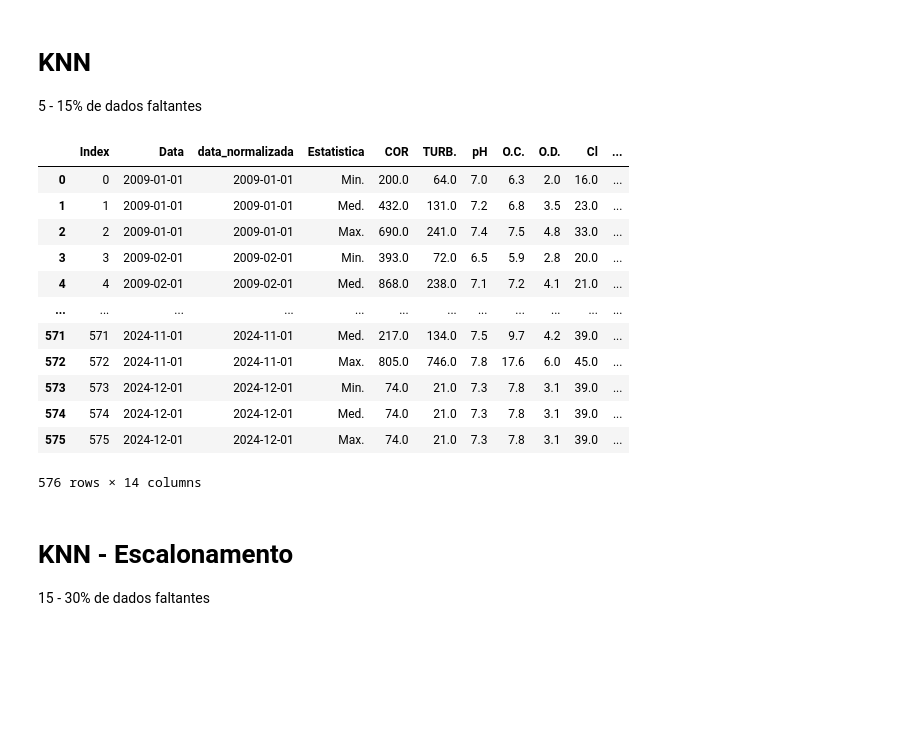
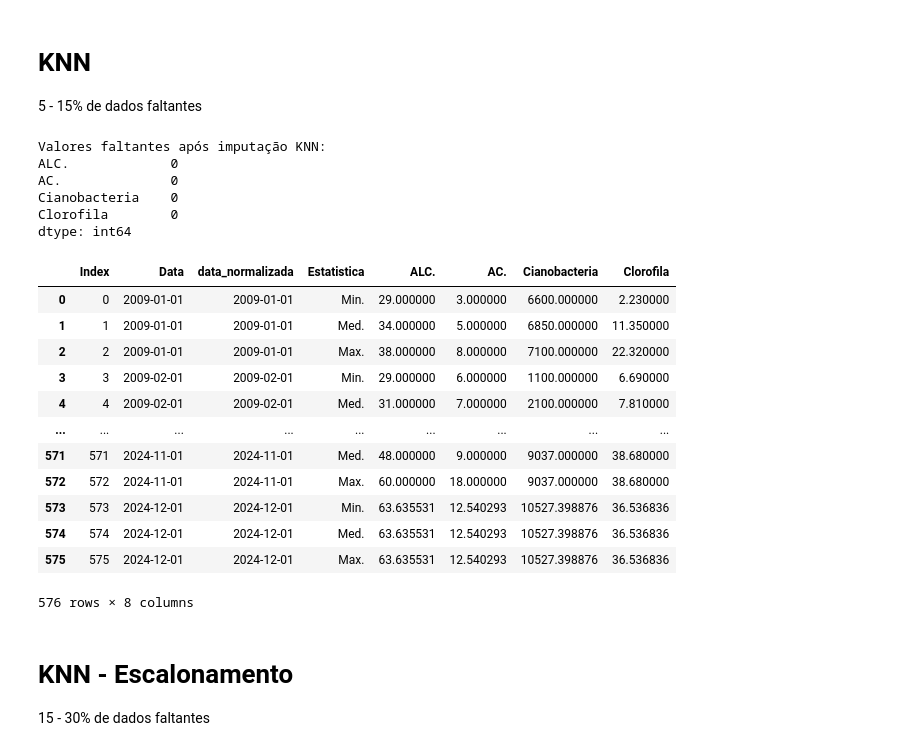
Before and after one commit to Guilherme-Betta/IC2, a Jupyter notebook: jupyter_notebooks/4_imputacao.ipynb, the cells around one changed output. Cells and saved outputs as stored; diff of their text form; code cells hidden in the pictures; blank space fills up the shorter version.

```diff
--- a/jupyter_notebooks/4_imputacao.ipynb
+++ b/jupyter_notebooks/4_imputacao.ipynb
@@ -210,8 +210,8 @@ median_imput(dados_limpos, metadados=metadados, variaveis=variaveis, return_redu
 
 5 - 15% de dados faltantes
 # %%
-def knn_imput(df, metdados, variaveis, min_missing=0.05, max_missing=0.15,
-              return_reduced=False, save_missing_pct=False, salvar_arquivo=True):
+def knn_imput(df, metadados, variaveis, min_missing=0.05, max_missing=0.15,
+              return_reduced=False, save_missing_pct=False, salvar_arquivo=False):
     """
     Faz a imputação dos dados faltantes via KNN (método do sklearn).
 
@@ -232,7 +232,7 @@ def knn_imput(df, metdados, variaveis, min_missing=0.05, max_missing=0.15,
     save_missing_pct : bool, default False
         Se True, retorna um dicionário com a porcentagem de dados faltantes
         de cada coluna imputada.
-    salvar_arquivo : bool, default True
+    salvar_arquivo : bool, default False
         Determina se um arquivo Excel com o DataFrame pós imputação deve ser gerado.
 
     Returns
@@ -279,22 +279,28 @@ def knn_imput(df, metdados, variaveis, min_missing=0.05, max_missing=0.15,
 # %%
 # Teste
 dados_limpos, metadados, variaveis = dados(r"data\input\dados_limpos.xlsx")
 
-median_imput(dados_limpos, metadados=metadados, variaveis=variaveis, return_reduced=True)
+knn_imput(dados_limpos, metadados=metadados, variaveis=variaveis, return_reduced=True)
 # %% [output]
+Valores faltantes após imputação KNN:
+ALC.             0
+AC.              0
+Cianobacteria    0
+Clorofila        0
+dtype: int64
-|  | Index | Data | data_normalizada | Estatistica | COR | TURB. | pH | O.C. | O.D. | Cl | ... |
-| 0 | 0 | 2009-01-01 | 2009-01-01 | Min. | 200.0 | 64.0 | 7.0 | 6.3 | 2.0 | 16.0 | ... |
-| 1 | 1 | 2009-01-01 | 2009-01-01 | Med. | 432.0 | 131.0 | 7.2 | 6.8 | 3.5 | 23.0 | ... |
-| 2 | 2 | 2009-01-01 | 2009-01-01 | Max. | 690.0 | 241.0 | 7.4 | 7.5 | 4.8 | 33.0 | ... |
-| 3 | 3 | 2009-02-01 | 2009-02-01 | Min. | 393.0 | 72.0 | 6.5 | 5.9 | 2.8 | 20.0 | ... |
-| 4 | 4 | 2009-02-01 | 2009-02-01 | Med. | 868.0 | 238.0 | 7.1 | 7.2 | 4.1 | 21.0 | ... |
-| ... | ... | ... | ... | ... | ... | ... | ... | ... | ... | ... | ... |
-| 571 | 571 | 2024-11-01 | 2024-11-01 | Med. | 217.0 | 134.0 | 7.5 | 9.7 | 4.2 | 39.0 | ... |
-| 572 | 572 | 2024-11-01 | 2024-11-01 | Max. | 805.0 | 746.0 | 7.8 | 17.6 | 6.0 | 45.0 | ... |
-| 573 | 573 | 2024-12-01 | 2024-12-01 | Min. | 74.0 | 21.0 | 7.3 | 7.8 | 3.1 | 39.0 | ... |
-| 574 | 574 | 2024-12-01 | 2024-12-01 | Med. | 74.0 | 21.0 | 7.3 | 7.8 | 3.1 | 39.0 | ... |
-| 575 | 575 | 2024-12-01 | 2024-12-01 | Max. | 74.0 | 21.0 | 7.3 | 7.8 | 3.1 | 39.0 | ... |
+|  | Index | Data | data_normalizada | Estatistica | ALC. | AC. | Cianobacteria | Clorofila |
+| 0 | 0 | 2009-01-01 | 2009-01-01 | Min. | 29.000000 | 3.000000 | 6600.000000 | 2.230000 |
+| 1 | 1 | 2009-01-01 | 2009-01-01 | Med. | 34.000000 | 5.000000 | 6850.000000 | 11.350000 |
+| 2 | 2 | 2009-01-01 | 2009-01-01 | Max. | 38.000000 | 8.000000 | 7100.000000 | 22.320000 |
+| 3 | 3 | 2009-02-01 | 2009-02-01 | Min. | 29.000000 | 6.000000 | 1100.000000 | 6.690000 |
+| 4 | 4 | 2009-02-01 | 2009-02-01 | Med. | 31.000000 | 7.000000 | 2100.000000 | 7.810000 |
+| ... | ... | ... | ... | ... | ... | ... | ... | ... |
+| 571 | 571 | 2024-11-01 | 2024-11-01 | Med. | 48.000000 | 9.000000 | 9037.000000 | 38.680000 |
+| 572 | 572 | 2024-11-01 | 2024-11-01 | Max. | 60.000000 | 18.000000 | 9037.000000 | 38.680000 |
+| 573 | 573 | 2024-12-01 | 2024-12-01 | Min. | 63.635531 | 12.540293 | 10527.398876 | 36.536836 |
+| 574 | 574 | 2024-12-01 | 2024-12-01 | Med. | 63.635531 | 12.540293 | 10527.398876 | 36.536836 |
+| 575 | 575 | 2024-12-01 | 2024-12-01 | Max. | 63.635531 | 12.540293 | 10527.398876 | 36.536836 |
-576 rows × 14 columns
+576 rows × 8 columns
 # %% [markdown]
 # KNN - Escalonamento
 
```
Also changed, not shown: parts of 2 cells of this notebook, 10 other files.
